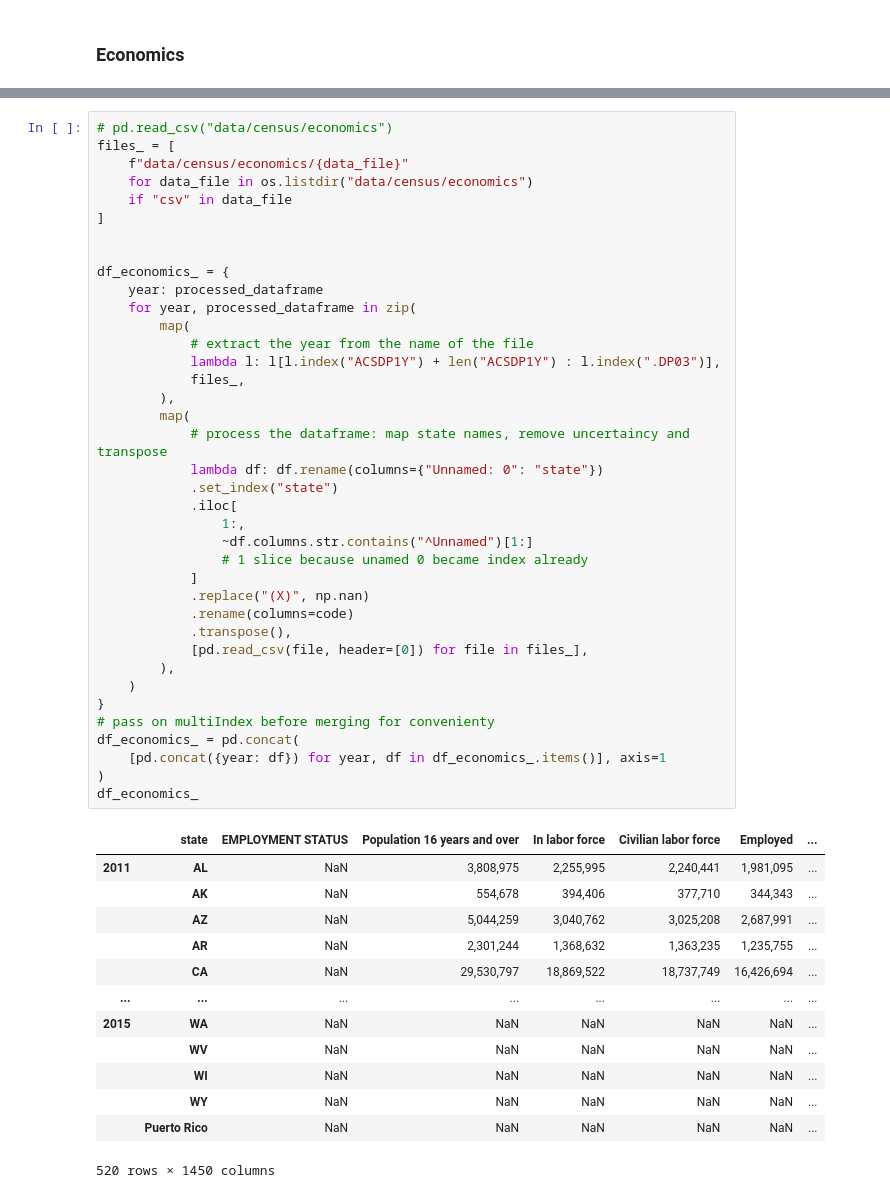
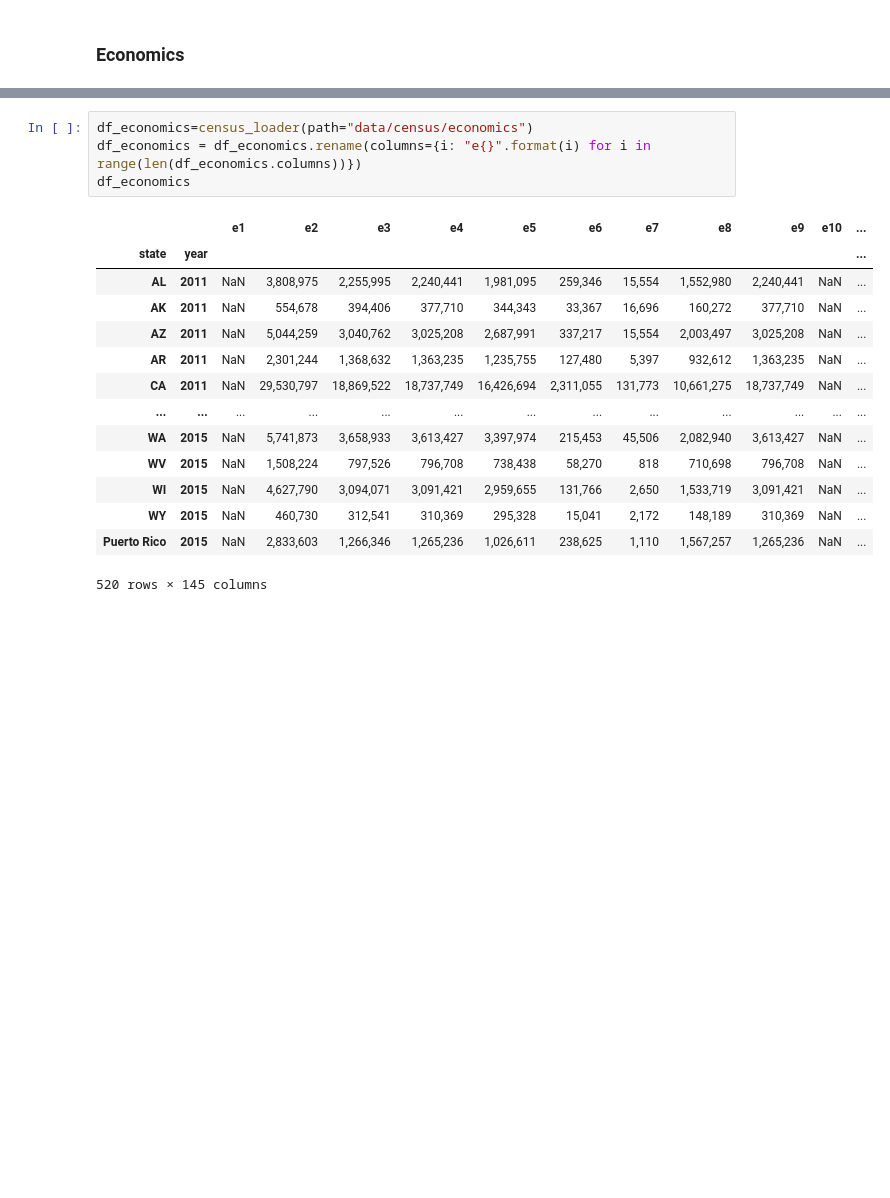
Before and after one commit to arnaud39/us_studies, a Jupyter notebook: explatory.ipynb, the cells around one changed output, grey strips where cells are left out. Drawn from its saved outputs; the diff is of its cells as text; blank space fills up the shorter version.

```diff
--- a/explatory.ipynb
+++ b/explatory.ipynb
@@ -286,52 +298,19 @@ list(map(
-# %%
-# pd.read_csv("data/census/economics")
-files_ = [
-    f"data/census/economics/{data_file}"
-    for data_file in os.listdir("data/census/economics")
-    if "csv" in data_file
-]
-
-
-df_economics_ = {
-    year: processed_dataframe
-    for year, processed_dataframe in zip(
-        map(
-            # extract the year from the name of the file
-            lambda l: l[l.index("ACSDP1Y") + len("ACSDP1Y") : l.index(".DP03")],
-            files_,
-        ),
-        map(
-            # process the dataframe: map state names, remove uncertaincy and transpose
-            lambda df: df.rename(columns={"Unnamed: 0": "state"})
-            .set_index("state")
-            .iloc[
-                1:,
-                ~df.columns.str.contains("^Unnamed")[1:]
-                # 1 slice because unamed 0 became index already
-            ]
-            .replace("(X)", np.nan)
-            .rename(columns=code)
-            .transpose(),
-            [pd.read_csv(file, header=[0]) for file in files_],
-        ),
-    )
-}
-# pass on multiIndex before merging for convenienty
-df_economics_ = pd.concat(
-    [pd.concat({year: df}) for year, df in df_economics_.items()], axis=1
-)
-df_economics_
-# %% [output]
-|  | state | EMPLOYMENT STATUS | Population 16 years and over | In labor force | Civilian labor force | Employed | ... |
-| 2011 | AL | NaN | 3,808,975 | 2,255,995 | 2,240,441 | 1,981,095 | ... |
-|  | AK | NaN | 554,678 | 394,406 | 377,710 | 344,343 | ... |
-|  | AZ | NaN | 5,044,259 | 3,040,762 | 3,025,208 | 2,687,991 | ... |
-|  | AR | NaN | 2,301,244 | 1,368,632 | 1,363,235 | 1,235,755 | ... |
-|  | CA | NaN | 29,530,797 | 18,869,522 | 18,737,749 | 16,426,694 | ... |
-| ... | ... | ... | ... | ... | ... | ... | ... |
-| 2015 | WA | NaN | NaN | NaN | NaN | NaN | ... |
-|  | WV | NaN | NaN | NaN | NaN | NaN | ... |
-|  | WI | NaN | NaN | NaN | NaN | NaN | ... |
-|  | WY | NaN | NaN | NaN | NaN | NaN | ... |
-|  | Puerto Rico | NaN | NaN | NaN | NaN | NaN | ... |
-520 rows × 1450 columns
+# %%
+df_economics=census_loader(path="data/census/economics")
+df_economics = df_economics.rename(columns={i: "e{}".format(i) for i in range(len(df_economics.columns))})
+df_economics
+# %% [output]
+|  |  | e1 | e2 | e3 | e4 | e5 | e6 | e7 | e8 | e9 | e10 | ... |
+| state | year |  |  |  |  |  |  |  |  |  |  | ... |
+| AL | 2011 | NaN | 3,808,975 | 2,255,995 | 2,240,441 | 1,981,095 | 259,346 | 15,554 | 1,552,980 | 2,240,441 | NaN | ... |
+| AK | 2011 | NaN | 554,678 | 394,406 | 377,710 | 344,343 | 33,367 | 16,696 | 160,272 | 377,710 | NaN | ... |
+| AZ | 2011 | NaN | 5,044,259 | 3,040,762 | 3,025,208 | 2,687,991 | 337,217 | 15,554 | 2,003,497 | 3,025,208 | NaN | ... |
+| AR | 2011 | NaN | 2,301,244 | 1,368,632 | 1,363,235 | 1,235,755 | 127,480 | 5,397 | 932,612 | 1,363,235 | NaN | ... |
+| CA | 2011 | NaN | 29,530,797 | 18,869,522 | 18,737,749 | 16,426,694 | 2,311,055 | 131,773 | 10,661,275 | 18,737,749 | NaN | ... |
+| ... | ... | ... | ... | ... | ... | ... | ... | ... | ... | ... | ... | ... |
+| WA | 2015 | NaN | 5,741,873 | 3,658,933 | 3,613,427 | 3,397,974 | 215,453 | 45,506 | 2,082,940 | 3,613,427 | NaN | ... |
+| WV | 2015 | NaN | 1,508,224 | 797,526 | 796,708 | 738,438 | 58,270 | 818 | 710,698 | 796,708 | NaN | ... |
+| WI | 2015 | NaN | 4,627,790 | 3,094,071 | 3,091,421 | 2,959,655 | 131,766 | 2,650 | 1,533,719 | 3,091,421 | NaN | ... |
+| WY | 2015 | NaN | 460,730 | 312,541 | 310,369 | 295,328 | 15,041 | 2,172 | 148,189 | 310,369 | NaN | ... |
+| Puerto Rico | 2015 | NaN | 2,833,603 | 1,266,346 | 1,265,236 | 1,026,611 | 238,625 | 1,110 | 1,567,257 | 1,265,236 | NaN | ... |
+520 rows × 145 columns
```
Also changed, not shown: parts of 8 cells of this notebook, 2 other files.
